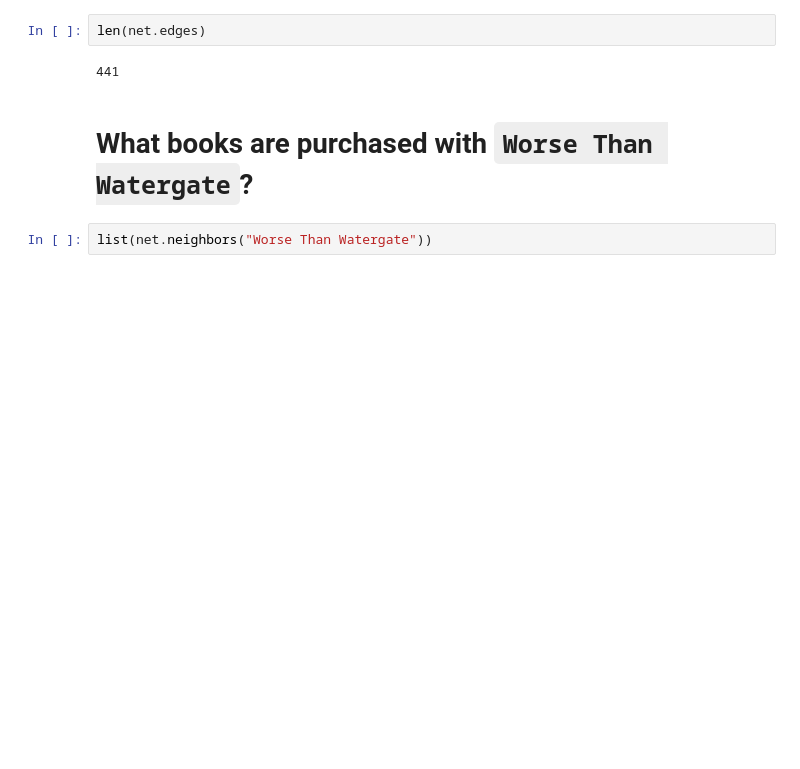
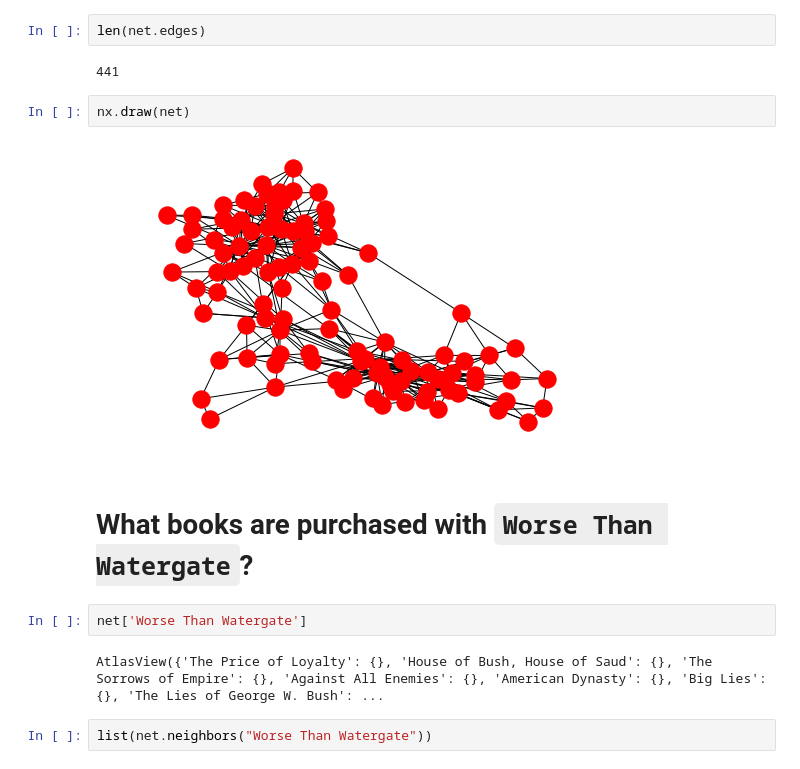
Before and after one commit to hanisaf/mist5730-fall2019, a Jupyter notebook: 38-warmup-sol.ipynb, the cells around one changed output. Drawn from its saved outputs; the diff is of its cells as text; blank space fills up the shorter version.

```diff
--- a/38-warmup-sol.ipynb
+++ b/38-warmup-sol.ipynb
@@ -15,8 +16,16 @@ len(net.nodes)
 len(net.edges)
 # %% [output]
 441
+# %%
+nx.draw(net)
+# %% [output]
+[figure, added]
 # %% [markdown]
 # What books are purchased with `Worse Than Watergate`?
+# %%
+net['Worse Than Watergate']
+# %% [output]
+AtlasView({'The Price of Loyalty': {}, 'House of Bush, House of Saud': {}, 'The Sorrows of Empire': {}, 'Against All Enemies': {}, 'American Dynasty': {}, 'Big Lies': {}, 'The Lies of George W. Bush': ...
 # %%
 list(net.neighbors("Worse Than Watergate"))
 # %% [output]
```
Also changed, not shown: parts of 5 cells of this notebook, 3 other files.
